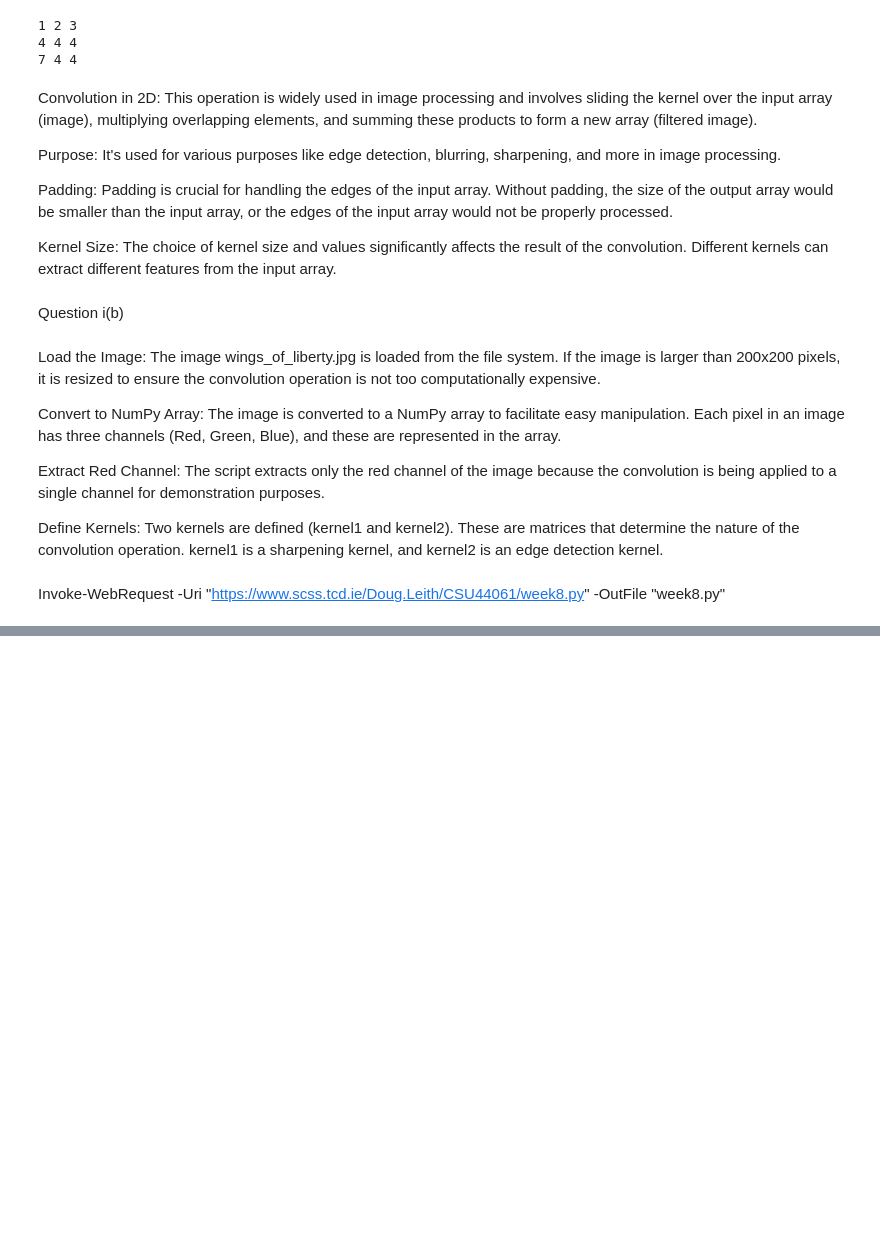
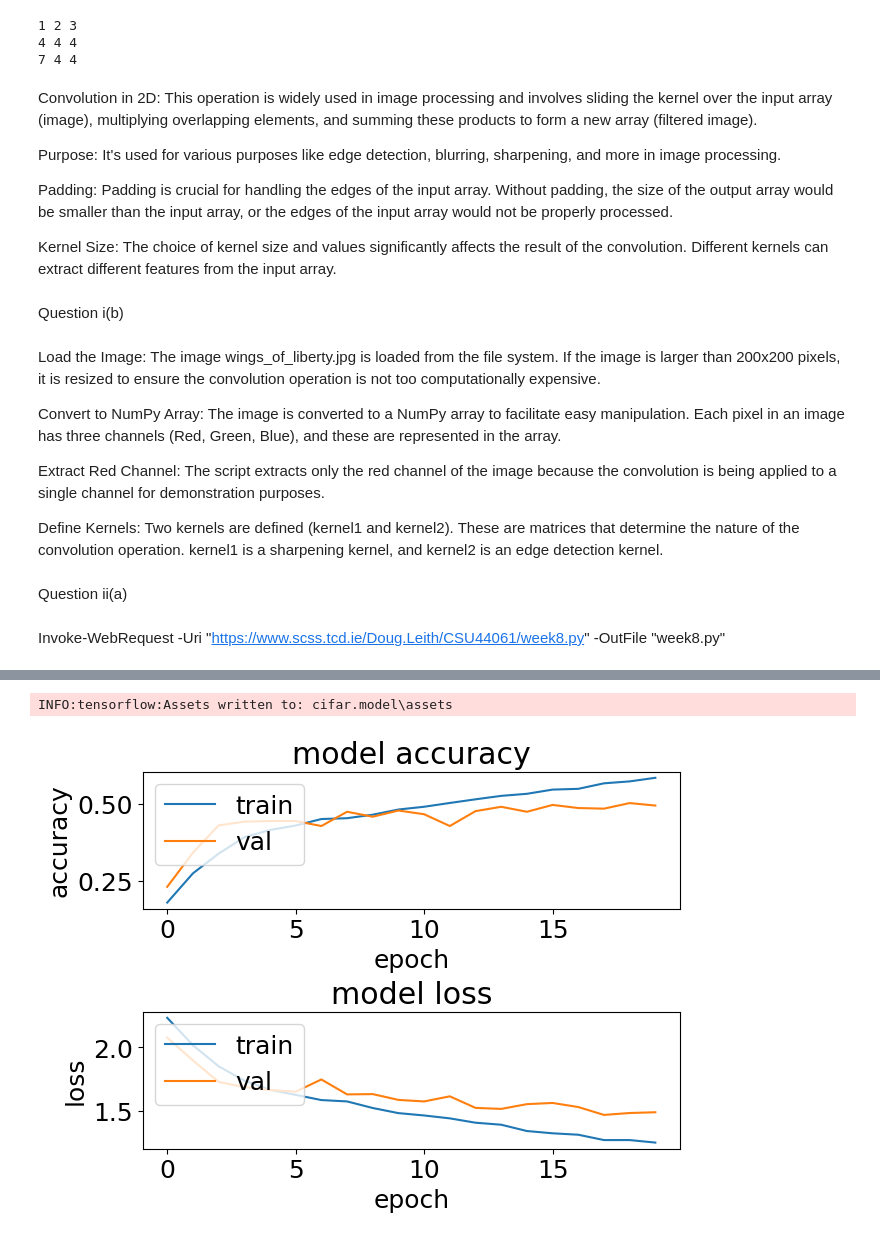
Before and after one commit to M2-Luminous/CSU44061-Machine-Learning, a Jupyter notebook: week8/week8_assign.ipynb, the cells around one changed output, grey strips where cells are left out. Drawn from its saved outputs; the diff is of its cells as text; code cells hidden in the pictures; blank space fills up the shorter version.

Commit message:
updated first trained model

```diff
--- a/week8/week8_assign.ipynb
+++ b/week8/week8_assign.ipynb
@@ -146,5 +145,78 @@ Convert to NumPy Array: The image is converted to a NumPy array to facilitate ea
 Extract Red Channel: The script extracts only the red channel of the image because the convolution is being applied to a single channel for demonstration purposes.
 
 Define Kernels: Two kernels are defined (kernel1 and kernel2). These are matrices that determine the nature of the convolution operation. kernel1 is a sharpening kernel, and kernel2 is an edge detection kernel.
+# %% [markdown]
+Question ii(a)
 # %% [markdown]
 Invoke-WebRequest -Uri "https://www.scss.tcd.ie/Doug.Leith/CSU44061/week8.py" -OutFile "week8.py"
+# %%
+
+plt.rc('font', size=18)
+plt.rcParams['figure.constrained_layout.use'] = True
+import sys
+
+# Model / data parameters
+num_classes = 10
+input_shape = (32, 32, 3)
+
+# the data, split between train and test sets
+(x_train, y_train), (x_test, y_test) = keras.datasets.cifar10.load_data()
+n=5000
+x_train = x_train[1:n]; y_train=y_train[1:n]
+#x_test=x_test[1:500]; y_test=y_test[1:500]
+
+# Scale images to the [0, 1] range
+x_train = x_train.astype("float32") / 255
+x_test = x_test.astype("float32") / 255
+print("orig x_train shape:", x_train.shape)
+
+# convert class vectors to binary class matrices
+y_train = keras.utils.to_categorical(y_train, num_classes)
+y_test = keras.utils.to_categorical(y_test, num_classes)
+
+use_saved_model = False
+if use_saved_model:
+	model = keras.models.load_model("cifar.model")
+else:
+	model = keras.Sequential()
+	model.add(Conv2D(16, (3,3), padding='same', input_shape=x_train.shape[1:],activation='relu'))
+	model.add(Conv2D(16, (3,3), strides=(2,2), padding='same', activation='relu'))
+	model.add(Conv2D(32, (3,3), padding='same', activation='relu'))
+	model.add(Conv2D(32, (3,3), strides=(2,2), padding='same', activation='relu'))
+	model.add(Dropout(0.5))
+	model.add(Flatten())
+	model.add(Dense(num_classes, activation='softmax',kernel_regularizer=regularizers.l1(0.0001)))
+	model.compile(loss="categorical_crossentropy", optimizer='adam', metrics=["accuracy"])
+	model.summary()
+
+	batch_size = 128
+	epochs = 20
+	history = model.fit(x_train, y_train, batch_size=batch_size, epochs=epochs, validation_split=0.1)
+	model.save("cifar.model")
+	plt.subplot(211)
+	plt.plot(history.history['accuracy'])
+	plt.plot(history.history['val_accuracy'])
+	plt.title('model accuracy')
+	plt.ylabel('accuracy')
+	plt.xlabel('epoch')
+	plt.legend(['train', 'val'], loc='upper left')
+	plt.subplot(212)
+	plt.plot(history.history['loss'])
+	plt.plot(history.history['val_loss'])
+	plt.title('model loss')
+	plt.ylabel('loss'); plt.xlabel('epoch')
+	plt.legend(['train', 'val'], loc='upper left')
+	plt.show()
+
+preds = model.predict(x_train)
+y_pred = np.argmax(preds, axis=1)
+y_train1 = np.argmax(y_train, axis=1)
+print(classification_report(y_train1, y_pred))
+print(confusion_matrix(y_train1,y_pred))
+
+preds = model.predict(x_test)
+y_pred = np.argmax(preds, axis=1)
+y_test1 = np.argmax(y_test, axis=1)
+print(classification_report(y_test1, y_pred))
+print(confusion_matrix(y_test1,y_pred))
+# %% [output]
@@ -150,0 +240,2 @@ Invoke-WebRequest -Uri "https://www.scss.tcd.ie/Doug.Leith/CSU44061/week8.py" -O
+INFO:tensorflow:Assets written to: cifar.model\assets
+[figure, added]
```
Also changed, not shown: parts of 2 cells of this notebook, 6 other files.
